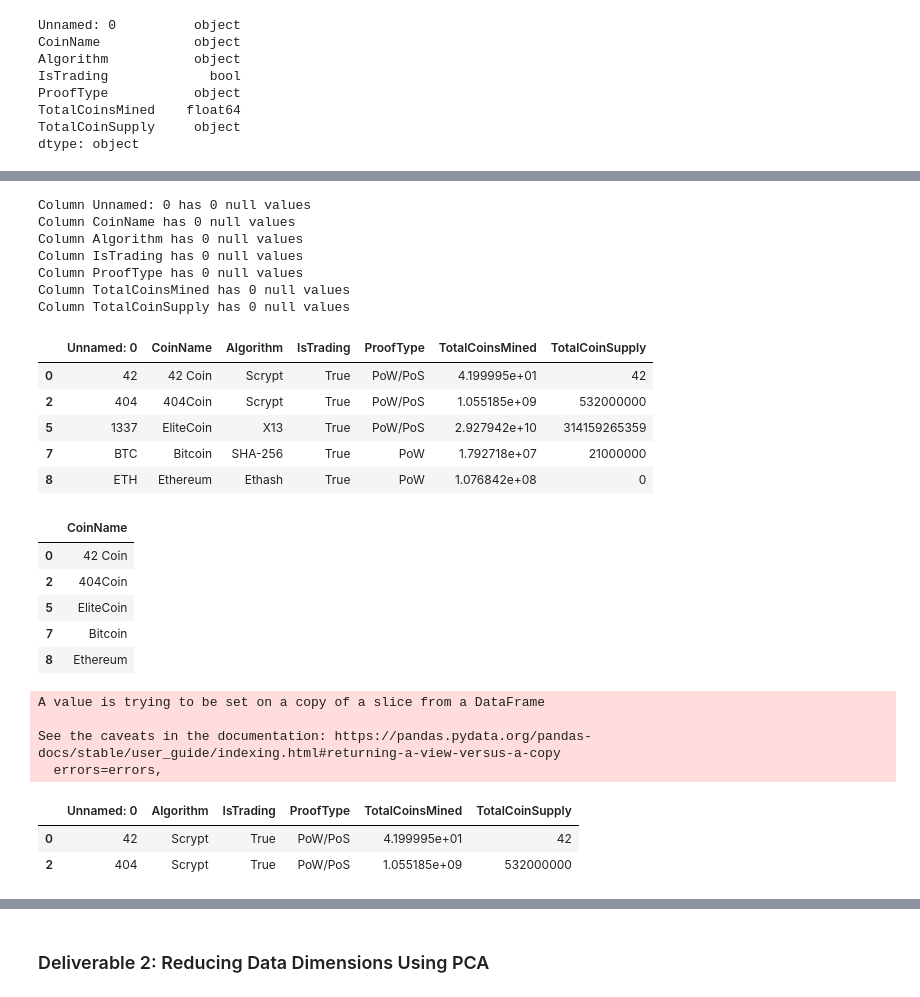
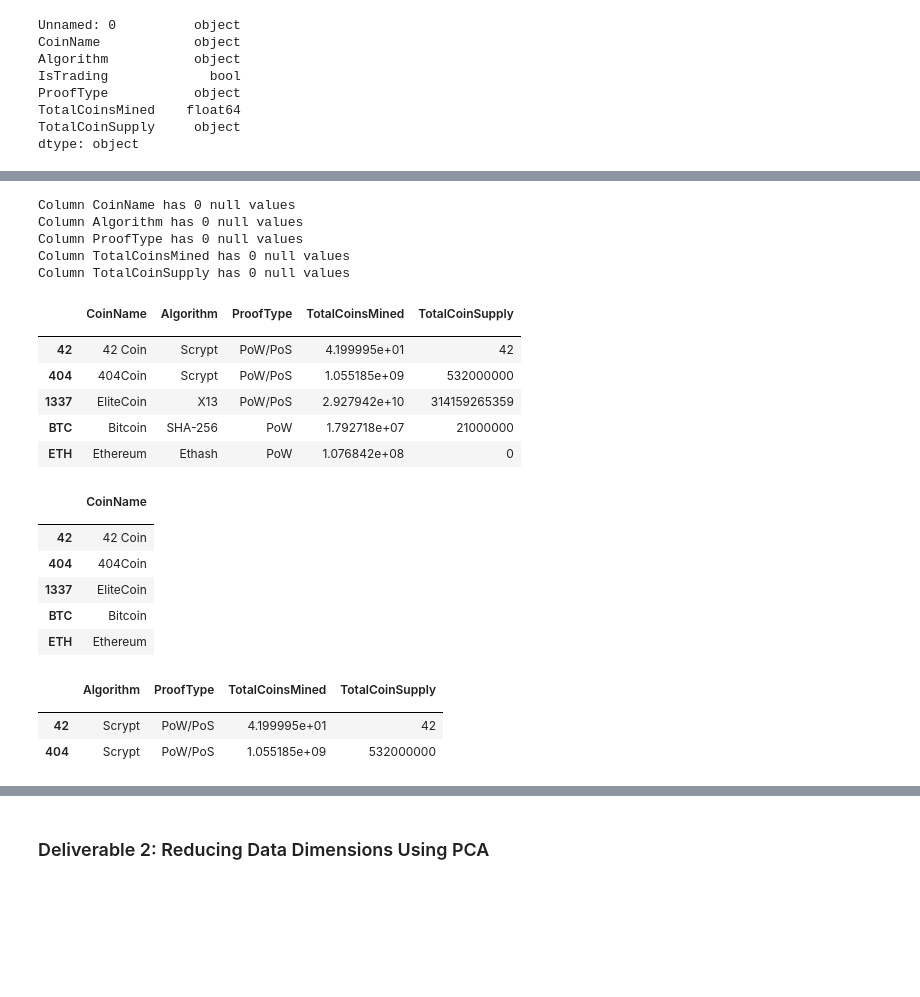
Before and after one commit to BiancaTaisePommerening/Cryptocurrencies, a Jupyter notebook: crypto_clustering.ipynb, the cells around one changed output, grey strips where cells are left out. Drawn from its saved outputs; the diff is of its cells as text; code cells hidden in the pictures; blank space fills up the shorter version.

```diff
--- a/crypto_clustering.ipynb
+++ b/crypto_clustering.ipynb
@@ -49,0 +72,6 @@ dtype: object
+# %%
+# Renamed "Unnamed: 0" column and then set it as the index
+crypto_df.rename(columns={'Unnamed: 0': ''})
+crypto_df.set_index('')
+
+crypto_df.head()
@@ -50,6 +80,6 @@ dtype: object
 # %%
 # Keep all the cryptocurrencies that are being traded.
 traded_crypto = crypto_df['IsTrading'] == True
-crypto_df1 = crypto_df.loc[traded_crypto]
-crypto_df1.head()
+crypto_df = crypto_df.loc[traded_crypto]
+crypto_df.head(2)
 # %% [output]
@@ -65,5 +106,5 @@ crypto_df1.head()
 # %%
 # Remove the "IsTrading" column.
-crypto_df1.drop(columns=["IsTrading"], inplace=True)
-crypto_df1.head(2)
+crypto_df.drop(columns=["IsTrading"], inplace=True)
+crypto_df.head()
 # %% [output]
@@ -87,6 +127,6 @@ Column TotalCoinsMined has 459 null values
 Column TotalCoinSupply has 0 null values
 # %%
 # Remove rows that have at least 1 null value.
-crypto_df1 = crypto_df.dropna()
-crypto_df1
+crypto_df.dropna(inplace=True)
+crypto_df.head(2)
 # %% [output]
@@ -106,51 +137,51 @@ crypto_df1
 # %%
 # check null values
-for column in crypto_df1.columns:
-    print(f"Column {column} has {crypto_df1[column].isnull().sum()} null values")
+for column in crypto_df.columns:
+    print(f"Column {column} has {crypto_df[column].isnull().sum()} null values")
 # %% [output]
-Column Unnamed: 0 has 0 null values
 Column CoinName has 0 null values
 Column Algorithm has 0 null values
-Column IsTrading has 0 null values
 Column ProofType has 0 null values
 Column TotalCoinsMined has 0 null values
 Column TotalCoinSupply has 0 null values
 # %%
 # Keep the rows where coins are mined.
-mined_coins = crypto_df1['TotalCoinsMined'] >0
+mined_coins = crypto_df['TotalCoinsMined'] >0
 
-crypto_df2 = crypto_df1.loc[mined_coins]
+crypto_df = crypto_df.loc[mined_coins]
 
-crypto_df2.head()
+crypto_df.head()
 # %% [output]
-|  | Unnamed: 0 | CoinName | Algorithm | IsTrading | ProofType | TotalCoinsMined | TotalCoinSupply |
-| 0 | 42 | 42 Coin | Scrypt | True | PoW/PoS | 4.199995e+01 | 42 |
-| 2 | 404 | 404Coin | Scrypt | True | PoW/PoS | 1.055185e+09 | 532000000 |
-| 5 | 1337 | EliteCoin | X13 | True | PoW/PoS | 2.927942e+10 | 314159265359 |
-| 7 | BTC | Bitcoin | SHA-256 | True | PoW | 1.792718e+07 | 21000000 |
-| 8 | ETH | Ethereum | Ethash | True | PoW | 1.076842e+08 | 0 |
+|  | CoinName | Algorithm | ProofType | TotalCoinsMined | TotalCoinSupply |
+|  |  |  |  |  |  |
+| 42 | 42 Coin | Scrypt | PoW/PoS | 4.199995e+01 | 42 |
+| 404 | 404Coin | Scrypt | PoW/PoS | 1.055185e+09 | 532000000 |
+| 1337 | EliteCoin | X13 | PoW/PoS | 2.927942e+10 | 314159265359 |
+| BTC | Bitcoin | SHA-256 | PoW | 1.792718e+07 | 21000000 |
+| ETH | Ethereum | Ethash | PoW | 1.076842e+08 | 0 |
 # %%
+# Create a new DataFrame that holds only the cryptocurrency names,
+# and use the crypto_df DataFrame index as the index for this new DataFrame.
+
 # Create a new DataFrame that holds only the cryptocurrencies names.
-crypto_names_df = pd.DataFrame(crypto_df2["CoinName"])
+crypto_names_df = pd.DataFrame(crypto_df["CoinName"])
 crypto_names_df.head()
 # %% [output]
 |  | CoinName |
-| 0 | 42 Coin |
-| 2 | 404Coin |
-| 5 | EliteCoin |
-| 7 | Bitcoin |
-| 8 | Ethereum |
+|  |  |
+| 42 | 42 Coin |
+| 404 | 404Coin |
+| 1337 | EliteCoin |
+| BTC | Bitcoin |
+| ETH | Ethereum |
 # %%
 # Drop the 'CoinName' column since it's not going to be used on the clustering algorithm.
-crypto_df2.drop(columns=["CoinName"], inplace=True)
-crypto_df2.head(2)
+crypto_df.drop(columns=["CoinName"], inplace=True)
+crypto_df.head(2)
 # %% [output]
-A value is trying to be set on a copy of a slice from a DataFrame
-
-See the caveats in the documentation: https://pandas.pydata.org/pandas-docs/stable/user_guide/indexing.html#returning-a-view-versus-a-copy
-  errors=errors,
-|  | Unnamed: 0 | Algorithm | IsTrading | ProofType | TotalCoinsMined | TotalCoinSupply |
-| 0 | 42 | Scrypt | True | PoW/PoS | 4.199995e+01 | 42 |
-| 2 | 404 | Scrypt | True | PoW/PoS | 1.055185e+09 | 532000000 |
+|  | Algorithm | ProofType | TotalCoinsMined | TotalCoinSupply |
+|  |  |  |  |  |
+| 42 | Scrypt | PoW/PoS | 4.199995e+01 | 42 |
+| 404 | Scrypt | PoW/PoS | 1.055185e+09 | 532000000 |
 # %%
 # Use get_dummies() to create variables for text features.
```
Also changed, not shown: parts of 10 cells of this notebook.
